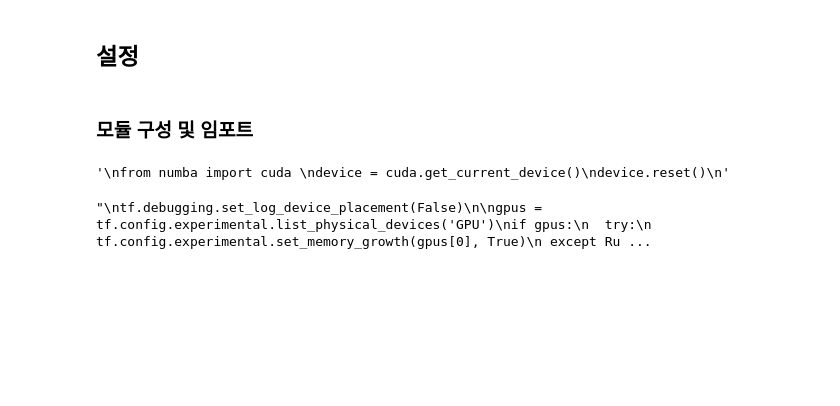
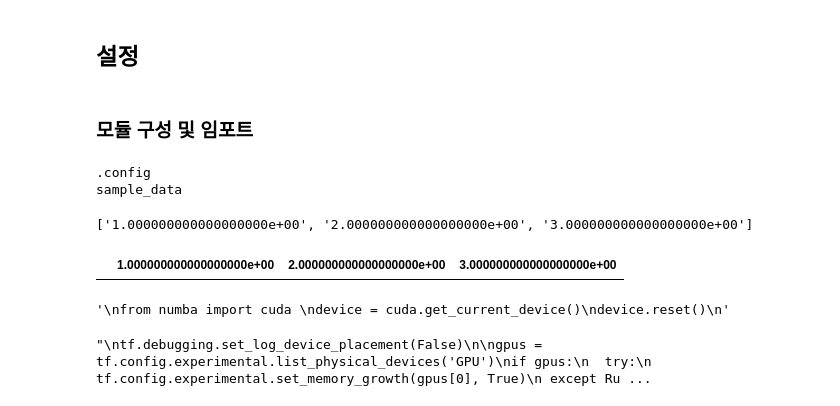
Before and after one commit to SWTube/Darkest-Cave, a Jupyter notebook: Data/Base_Model.ipynb, the cells around one changed output. Saved outputs shown, nothing was run; the diff lists cells and outputs as text; code cells hidden in the pictures; blank space fills up the shorter version.

```diff
--- a/Data/Base_Model.ipynb
+++ b/Data/Base_Model.ipynb
@@ -16,3 +16,12 @@
 ## 설정
 # %% [markdown]
 ### 모듈 구성 및 임포트
+# %%
+# 현재 경로에 있는 폴더 또는 파일명
+
+import os
+for file in os.listdir(os.getcwd()):
+   print(file)
+# %% [output]
+.config
+sample_data
@@ -19,3 +35,23 @@
+# %%
+# csv 배열로 가져오기
+
+import csv
+
+with open('file.csv', 'r', newline='\n') as file: # newline은 파일을 읽고 쓸 때 줄바꿈 처리 방법을 나타냄. \n, \r, \r\n, None 중 하나
+  reader = csv.reader(file, delimiter=',')
+  for rows in reader:
+    print(rows)
+# %% [output]
+['1.000000000000000000e+00', '2.000000000000000000e+00', '3.000000000000000000e+00']
+# %%
+# csv pandas 객체로 가져오기
+
+import pandas as pd
+data = pd.read_csv('file.csv')
+
+data.head()
+# %% [output]
+|  | 1.000000000000000000e+00 | 2.000000000000000000e+00 | 3.000000000000000000e+00 |
 # %%
 import tensorflow as tf
 #✅ 글카 없는 사람: 아래 세줄 & 아래 블럭 주석처리
```
Also changed, not shown: parts of 1 cell of this notebook.
